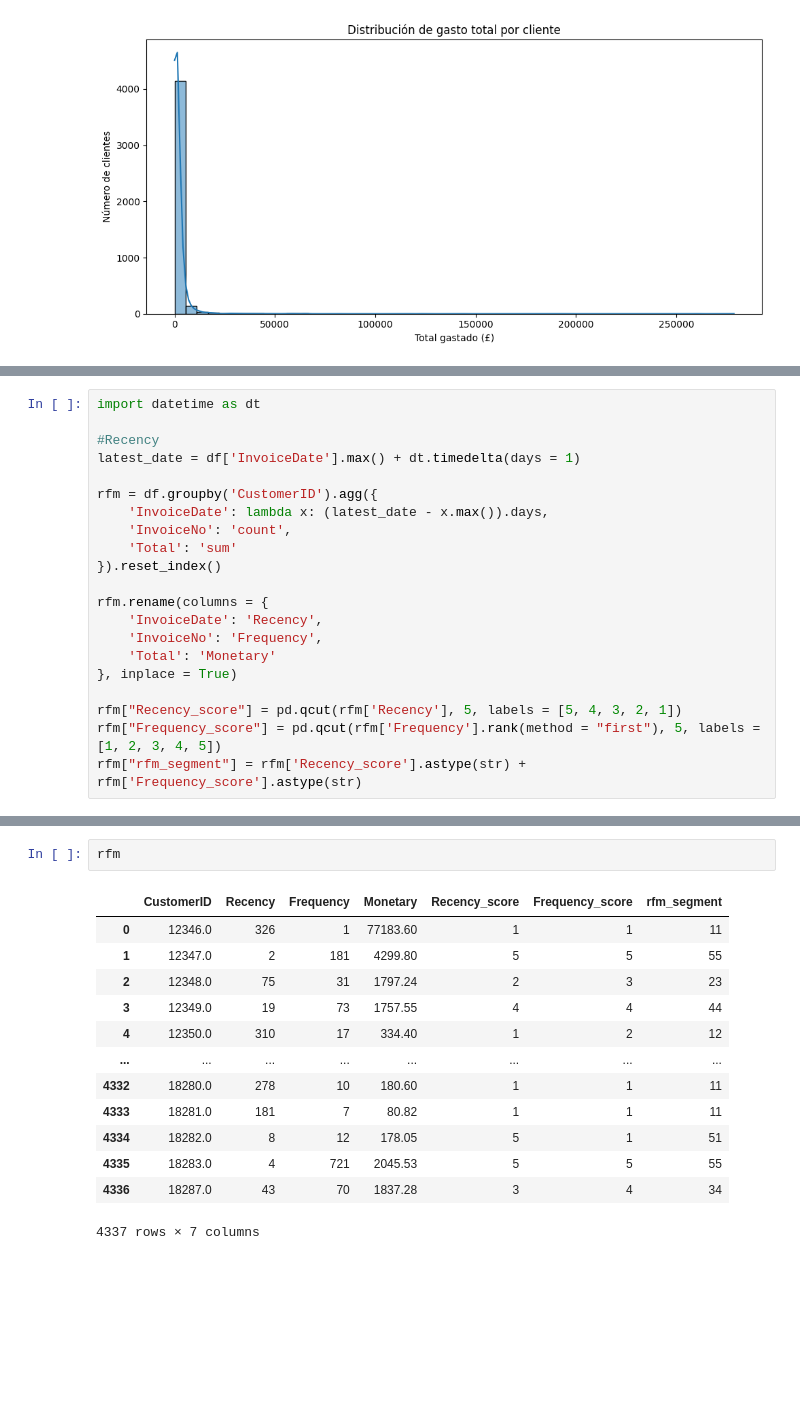
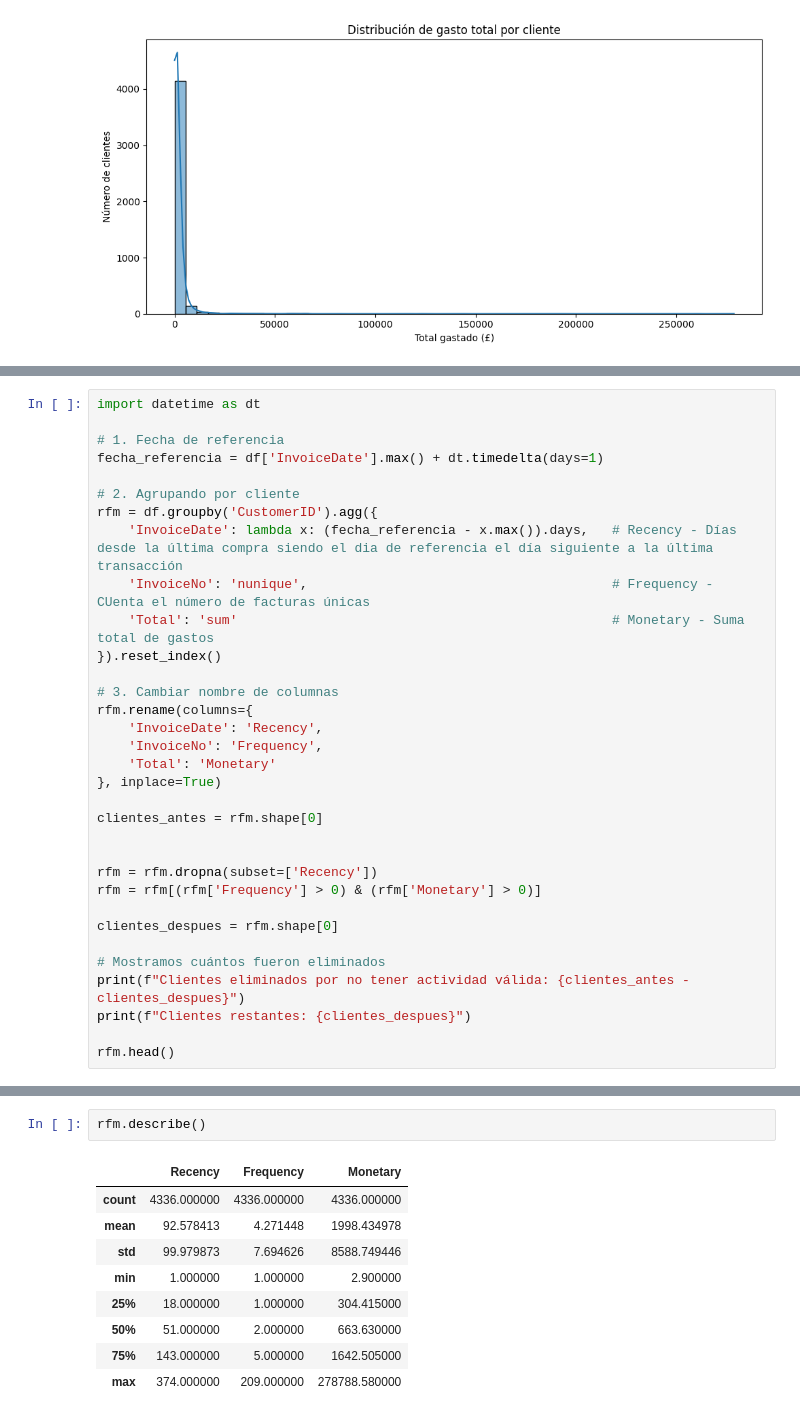
Before and after one commit to MiguelCrispim911/Proyecto-Segmentacion-RFM, a Jupyter notebook: notebooks/analisis.ipynb, the cells around one changed output, grey strips where cells are left out. Cells and saved outputs as stored; diff of their text form; blank space fills up the shorter version.

```diff
--- a/notebooks/analisis.ipynb
+++ b/notebooks/analisis.ipynb
@@ -324,21 +353,33 @@ Calculando las metricas de RFM
 # %%
 import datetime as dt
 
-#Recency
-latest_date = df['InvoiceDate'].max() + dt.timedelta(days = 1)
+# 1. Fecha de referencia
+fecha_referencia = df['InvoiceDate'].max() + dt.timedelta(days=1)
 
+# 2. Agrupando por cliente
 rfm = df.groupby('CustomerID').agg({
-    'InvoiceDate': lambda x: (latest_date - x.max()).days,
-    'InvoiceNo': 'count',
-    'Total': 'sum'
+    'InvoiceDate': lambda x: (fecha_referencia - x.max()).days,   # Recency - Días desde la última compra siendo el dia de referencia el día siguiente a la última transacción
+    'InvoiceNo': 'nunique',                                       # Frequency - CUenta el número de facturas únicas
+    'Total': 'sum'                                                # Monetary - Suma total de gastos
 }).reset_index()
 
-rfm.rename(columns = {
+# 3. Cambiar nombre de columnas
+rfm.rename(columns={
     'InvoiceDate': 'Recency',
     'InvoiceNo': 'Frequency',
     'Total': 'Monetary'
-}, inplace = True)
+}, inplace=True)
 
-rfm["Recency_score"] = pd.qcut(rfm['Recency'], 5, labels = [5, 4, 3, 2, 1])
-rfm["Frequency_score"] = pd.qcut(rfm['Frequency'].rank(method = "first"), 5, labels = [1, 2, 3, 4, 5])
-rfm["rfm_segment"] = rfm['Recency_score'].astype(str) + rfm['Frequency_score'].astype(str)
+clientes_antes = rfm.shape[0]
+
+
+rfm = rfm.dropna(subset=['Recency'])
+rfm = rfm[(rfm['Frequency'] > 0) & (rfm['Monetary'] > 0)]
+
+clientes_despues = rfm.shape[0]
+
+# Mostramos cuántos fueron eliminados
+print(f"Clientes eliminados por no tener actividad válida: {clientes_antes - clientes_despues}")
+print(f"Clientes restantes: {clientes_despues}")
+
+rfm.head()
@@ -345,16 +395,12 @@ rfm["rfm_segment"] = rfm['Recency_score'].astype(str) + rfm['Frequency_score'].a
 # %%
-rfm
+rfm.describe()
 # %% [output]
-|  | CustomerID | Recency | Frequency | Monetary | Recency_score | Frequency_score | rfm_segment |
-| 0 | 12346.0 | 326 | 1 | 77183.60 | 1 | 1 | 11 |
-| 1 | 12347.0 | 2 | 181 | 4299.80 | 5 | 5 | 55 |
-| 2 | 12348.0 | 75 | 31 | 1797.24 | 2 | 3 | 23 |
-| 3 | 12349.0 | 19 | 73 | 1757.55 | 4 | 4 | 44 |
-| 4 | 12350.0 | 310 | 17 | 334.40 | 1 | 2 | 12 |
-| ... | ... | ... | ... | ... | ... | ... | ... |
-| 4332 | 18280.0 | 278 | 10 | 180.60 | 1 | 1 | 11 |
-| 4333 | 18281.0 | 181 | 7 | 80.82 | 1 | 1 | 11 |
-| 4334 | 18282.0 | 8 | 12 | 178.05 | 5 | 1 | 51 |
-| 4335 | 18283.0 | 4 | 721 | 2045.53 | 5 | 5 | 55 |
-| 4336 | 18287.0 | 43 | 70 | 1837.28 | 3 | 4 | 34 |
+|  | Recency | Frequency | Monetary |
+| count | 4336.000000 | 4336.000000 | 4336.000000 |
+| mean | 92.578413 | 4.271448 | 1998.434978 |
+| std | 99.979873 | 7.694626 | 8588.749446 |
+| min | 1.000000 | 1.000000 | 2.900000 |
+| 25% | 18.000000 | 1.000000 | 304.415000 |
+| 50% | 51.000000 | 2.000000 | 663.630000 |
+| 75% | 143.000000 | 5.000000 | 1642.505000 |
+| max | 374.000000 | 209.000000 | 278788.580000 |
-4337 rows × 7 columns
```
Also changed, not shown: parts of 42 cells of this notebook.
